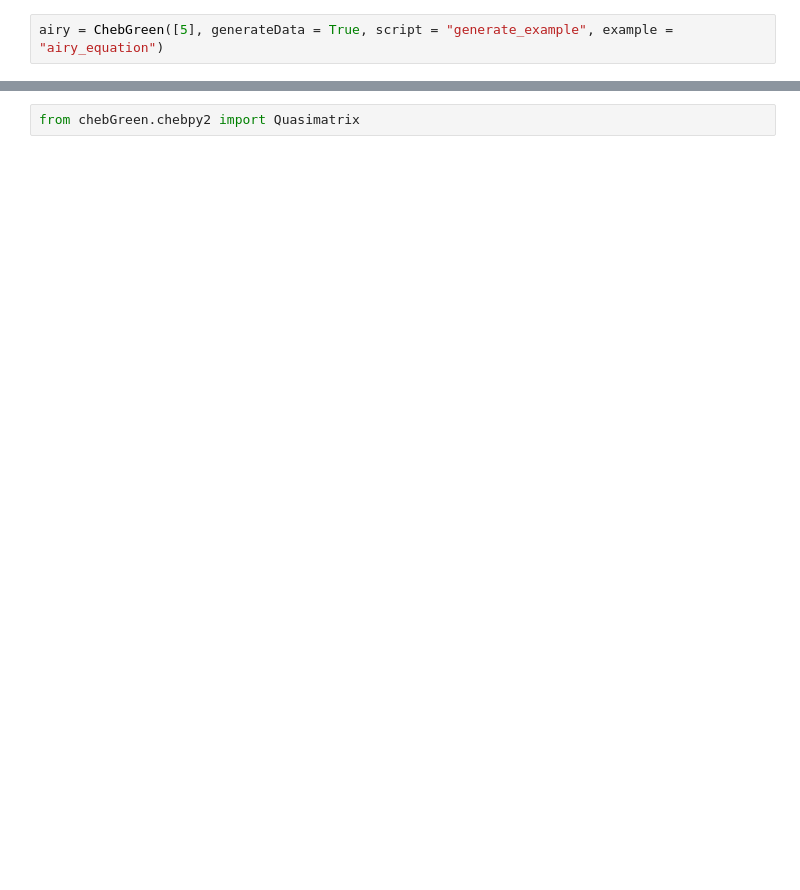
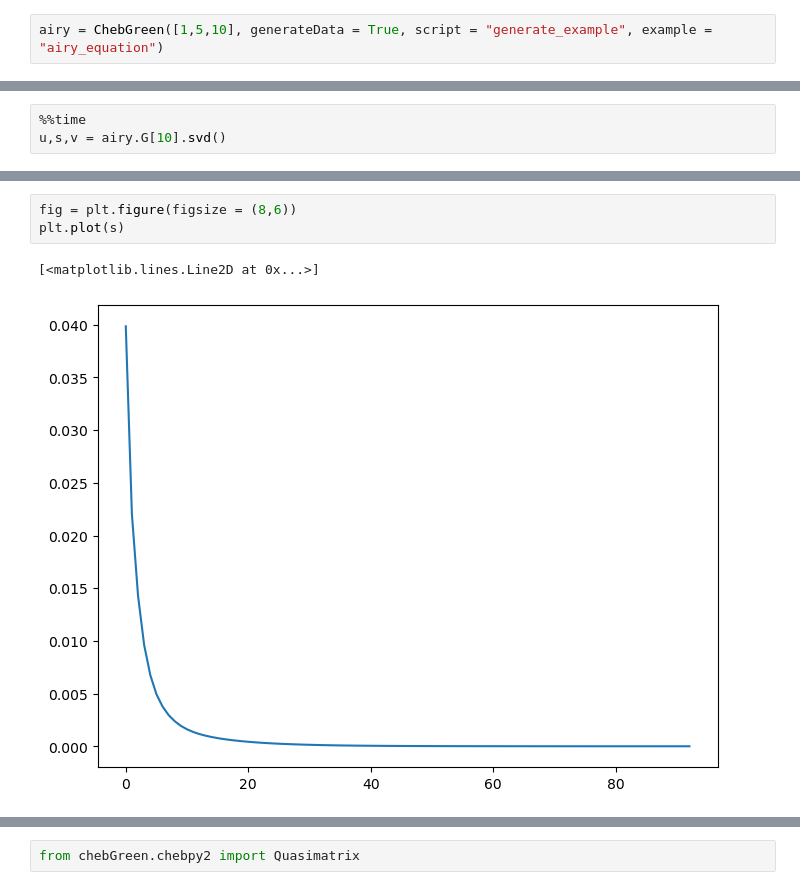
Before and after one commit to hsharsh/chebgreen, a Jupyter notebook: main/airy.ipynb, the cells around one changed output, grey strips where cells are left out. Cells and saved outputs as stored; diff of their text form; blank space fills up the shorter version.

```diff
--- a/main/airy.ipynb
+++ b/main/airy.ipynb
@@ -10,4 +8,4 @@ env: TF_CPP_MIN_LOG_LEVEL=2
 # %%
-airy = ChebGreen([5], generateData = True, script = "generate_example", example = "airy_equation")
+airy = ChebGreen([1,5,10], generateData = True, script = "generate_example", example = "airy_equation")
 # %% [output]
 Generating dataset for example 'airy_equation'
@@ -29,0 +44,3 @@ airy.G
+# %%
+%%time
+u,s,v = airy.G[10].svd()
@@ -29,0 +50,6 @@ airy.G
+# %%
+fig = plt.figure(figsize = (8,6))
+plt.plot(s)
+# %% [output]
+[<matplotlib.lines.Line2D at 0x...>]
+[figure, added]
```
Also changed, not shown: parts of 20 cells of this notebook, 16 other files.
